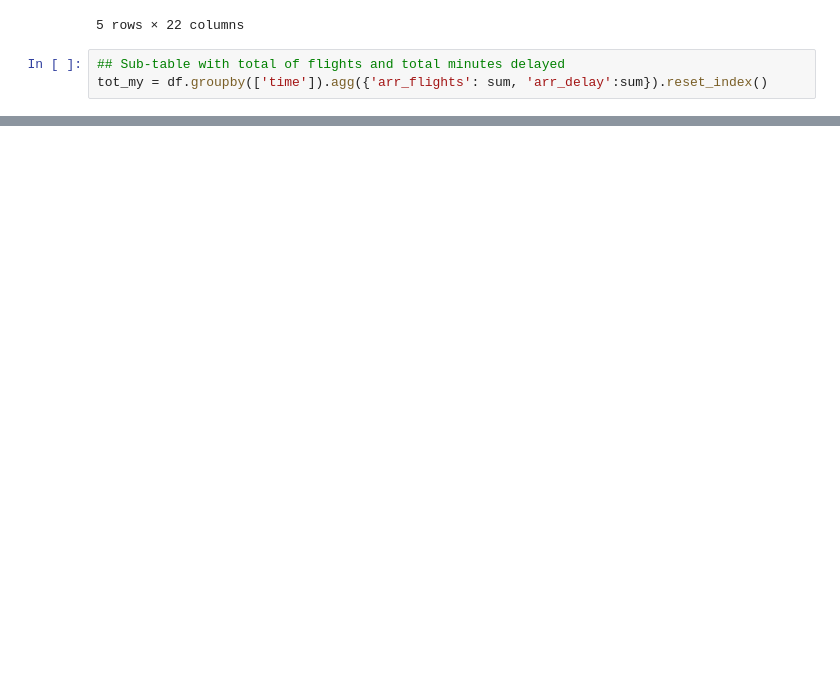
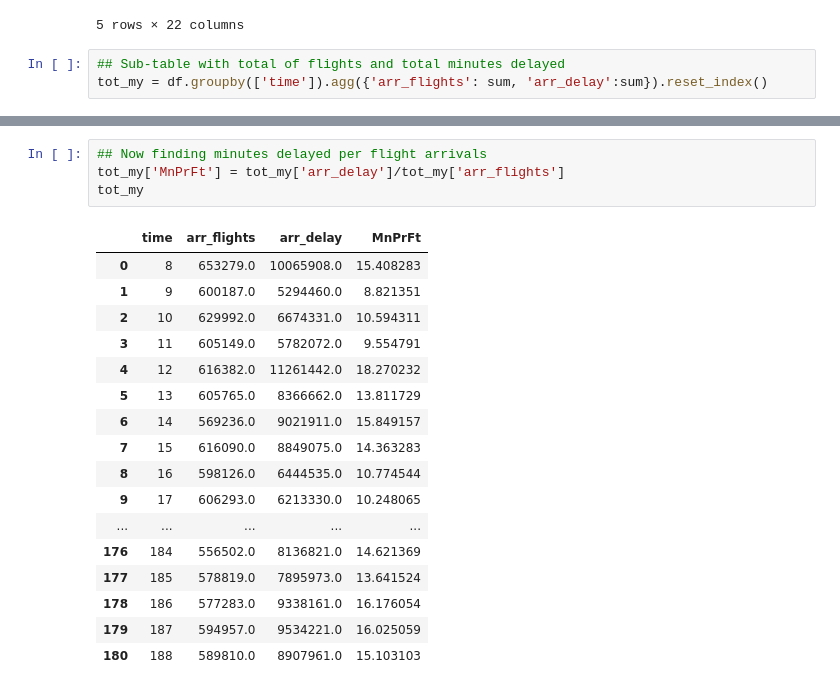
Before and after one commit to acsuf/US_Flight_Delays, a Jupyter notebook: python-project.ipynb, the cells around one changed output, grey strips where cells are left out. Saved outputs shown, nothing was run; the diff lists cells and outputs as text; blank space fills up the shorter version.

```diff
--- a/python-project.ipynb
+++ b/python-project.ipynb
@@ -35,0 +36,22 @@ ggplot(tot_my, aes(x='time', y='arr_delay'))+geom_point()+geom_line()
+# %%
+## Now finding minutes delayed per flight arrivals
+tot_my['MnPrFt'] = tot_my['arr_delay']/tot_my['arr_flights']
+tot_my
+# %% [output]
+|  | time | arr_flights | arr_delay | MnPrFt |
+| 0 | 8 | 653279.0 | 10065908.0 | 15.408283 |
+| 1 | 9 | 600187.0 | 5294460.0 | 8.821351 |
+| 2 | 10 | 629992.0 | 6674331.0 | 10.594311 |
+| 3 | 11 | 605149.0 | 5782072.0 | 9.554791 |
+| 4 | 12 | 616382.0 | 11261442.0 | 18.270232 |
+| 5 | 13 | 605765.0 | 8366662.0 | 13.811729 |
+| 6 | 14 | 569236.0 | 9021911.0 | 15.849157 |
+| 7 | 15 | 616090.0 | 8849075.0 | 14.363283 |
+| 8 | 16 | 598126.0 | 6444535.0 | 10.774544 |
+| 9 | 17 | 606293.0 | 6213330.0 | 10.248065 |
+| ... | ... | ... | ... | ... |
+| 176 | 184 | 556502.0 | 8136821.0 | 14.621369 |
+| 177 | 185 | 578819.0 | 7895973.0 | 13.641524 |
+| 178 | 186 | 577283.0 | 9338161.0 | 16.176054 |
+| 179 | 187 | 594957.0 | 9534221.0 | 16.025059 |
+| 180 | 188 | 589810.0 | 8907961.0 | 15.103103 |
```
Also changed, not shown: parts of 3 cells of this notebook.
